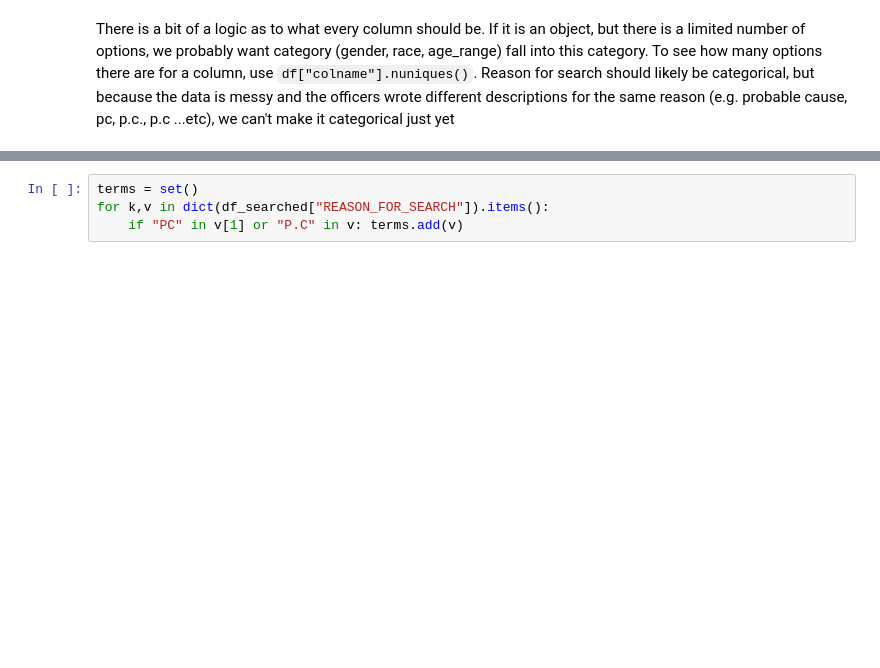
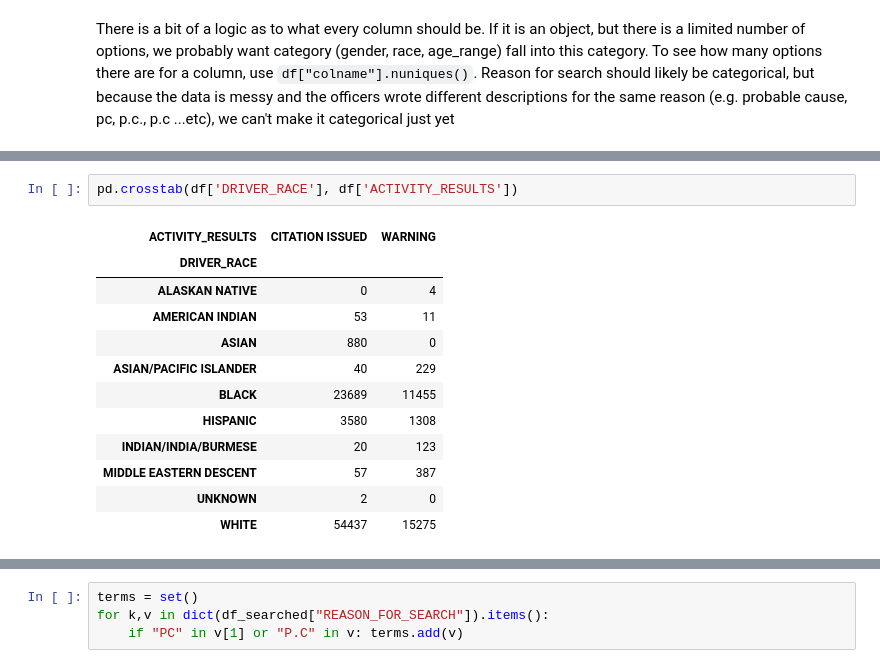
Before and after one commit to rbracco/louisville_data, a Jupyter notebook: nbs/Louisville Police Stops.ipynb, the cells around one changed output, grey strips where cells are left out. Cells and saved outputs as stored; diff of their text form; blank space fills up the shorter version.

```diff
--- a/nbs/Louisville Police Stops.ipynb
+++ b/nbs/Louisville Police Stops.ipynb
@@ -291,0 +369,15 @@ cat_list = []
+# %%
+pd.crosstab(df['DRIVER_RACE'], df['ACTIVITY_RESULTS'])
+# %% [output]
+| ACTIVITY_RESULTS | CITATION ISSUED | WARNING |
+| DRIVER_RACE |  |  |
+| ALASKAN NATIVE | 0 | 4 |
+| AMERICAN INDIAN | 53 | 11 |
+| ASIAN | 880 | 0 |
+| ASIAN/PACIFIC ISLANDER | 40 | 229 |
+| BLACK | 23689 | 11455 |
+| HISPANIC | 3580 | 1308 |
+| INDIAN/INDIA/BURMESE | 20 | 123 |
+| MIDDLE EASTERN DESCENT | 57 | 387 |
+| UNKNOWN | 2 | 0 |
+| WHITE | 54437 | 15275 |
```
Also changed, not shown: parts of 16 cells of this notebook, 1 other file.
